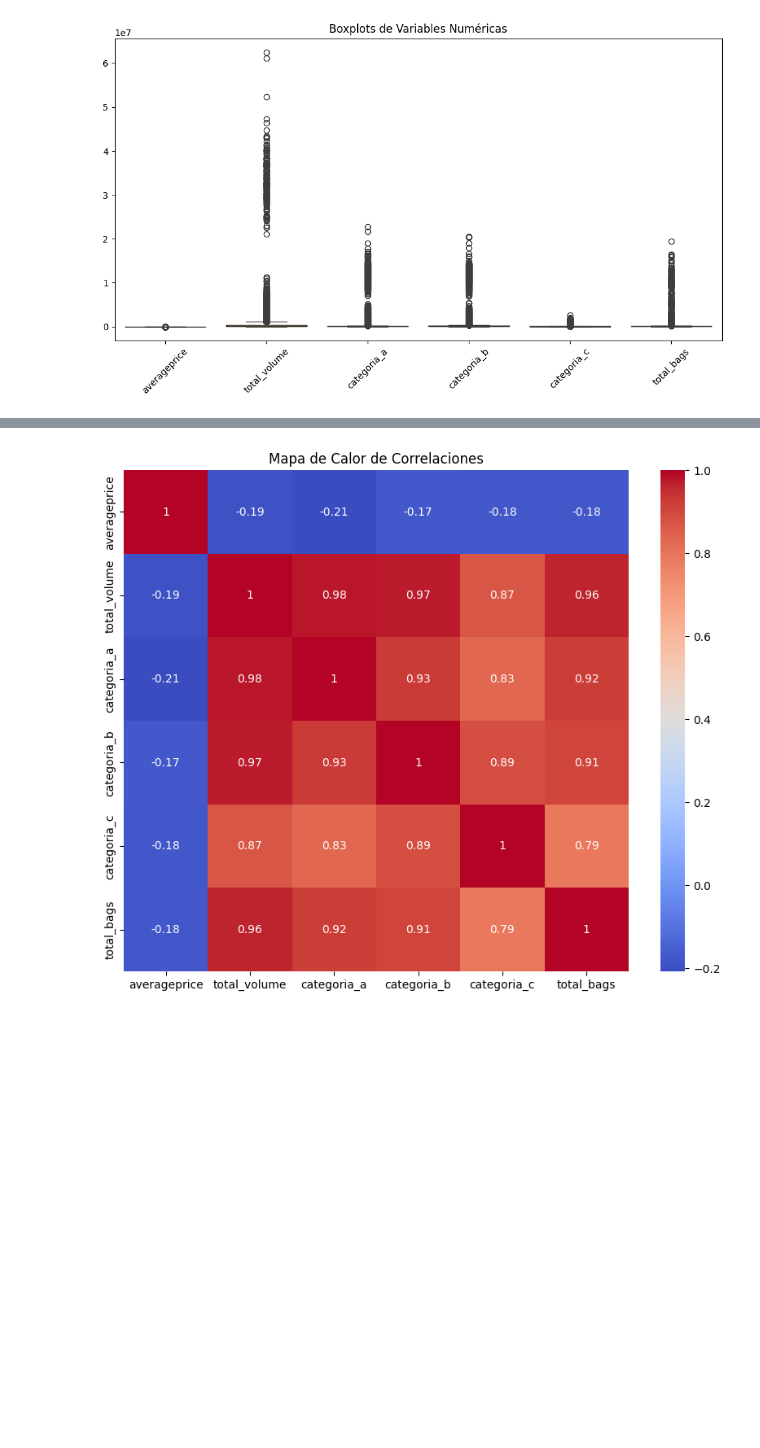
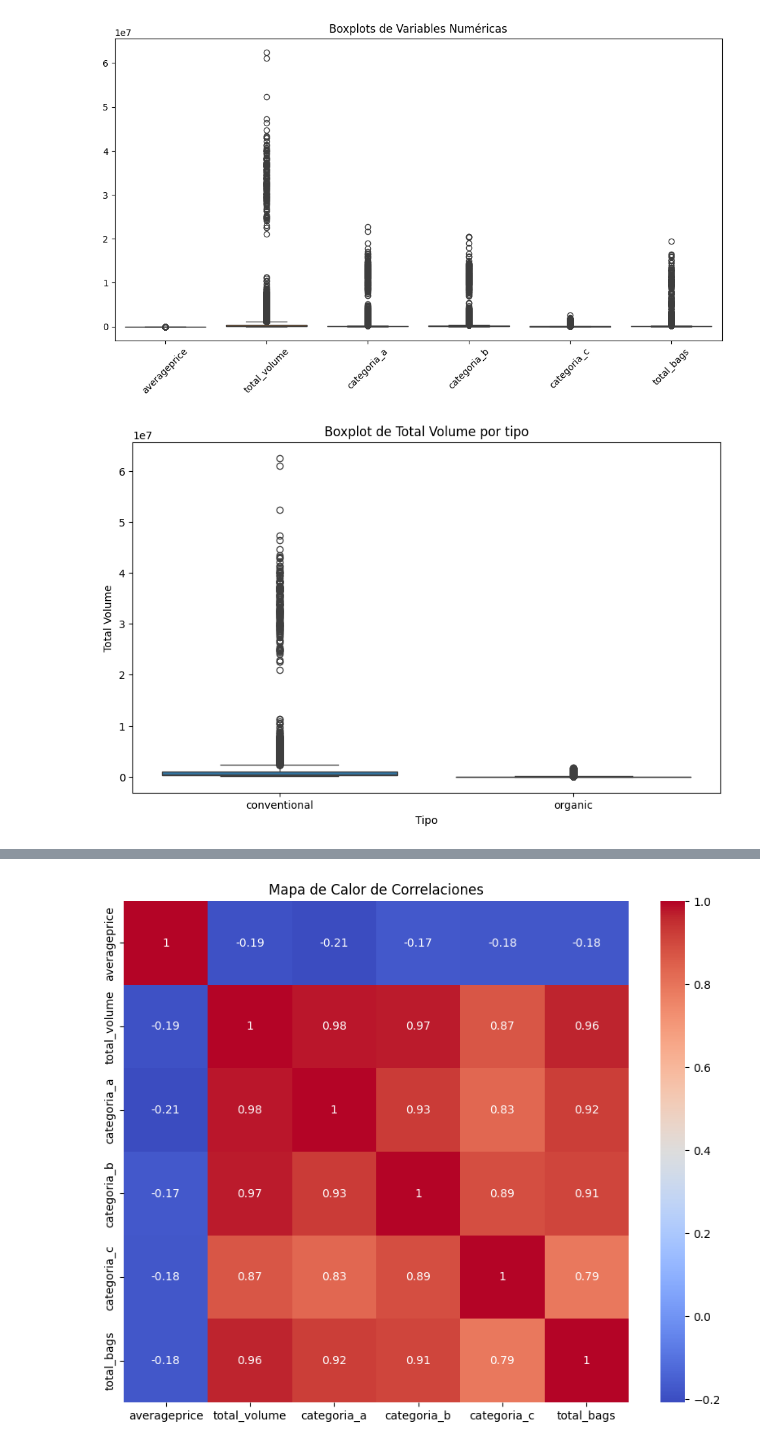
Before and after one commit to lauracoicue/Proyecto2_CDD, a Jupyter notebook: Proc2.ipynb, the cells around one changed output, grey strips where cells are left out. Cells and saved outputs as stored; diff of their text form; code cells hidden in the pictures; blank space fills up the shorter version.

```diff
--- a/Proc2.ipynb
+++ b/Proc2.ipynb
@@ -141,3 +159,13 @@ plt.xticks(rotation=45)
 plt.show()
 # %% [output]
 [figure]
+# %%
+#boxplot de type y total volume
+plt.figure(figsize=(10,6))
+sns.boxplot(x='type', y='total_volume', data=df)
+plt.title('Boxplot de Total Volume por tipo')
+plt.xlabel('Tipo')
+plt.ylabel('Total Volume')
+plt.show()
+# %% [output]
+[figure, added]
```
Also changed, not shown: parts of 21 cells of this notebook.
